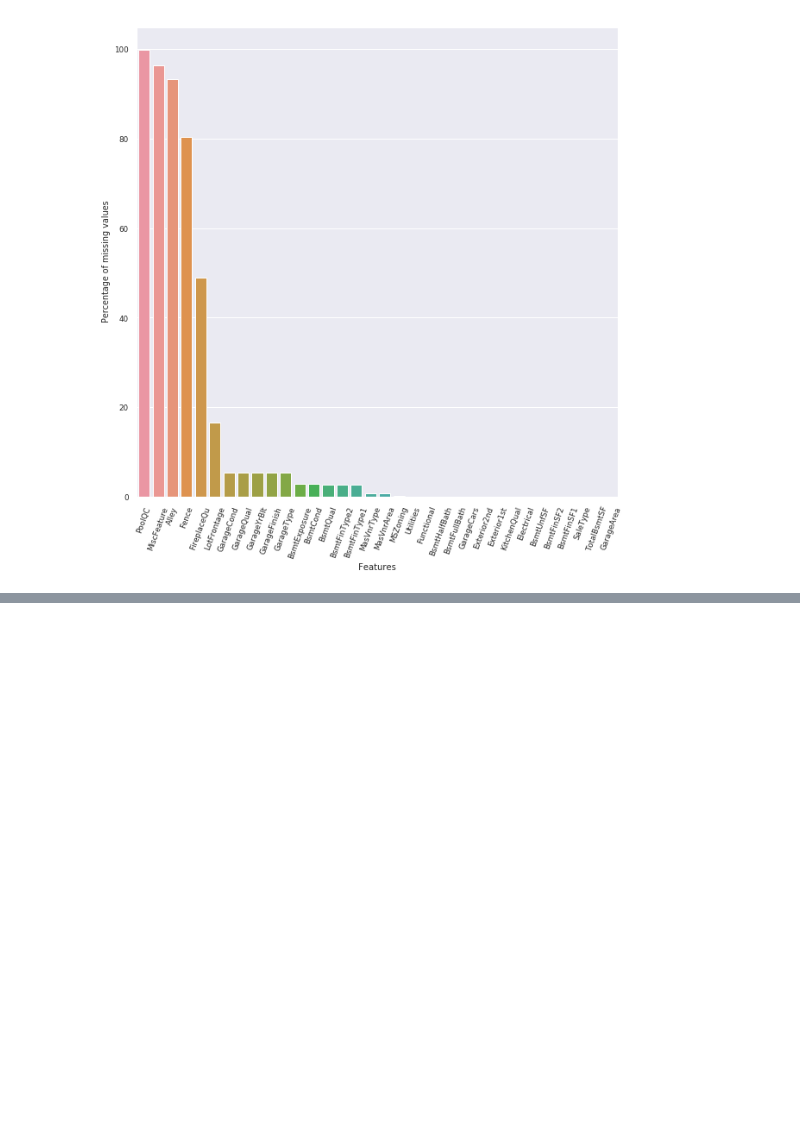
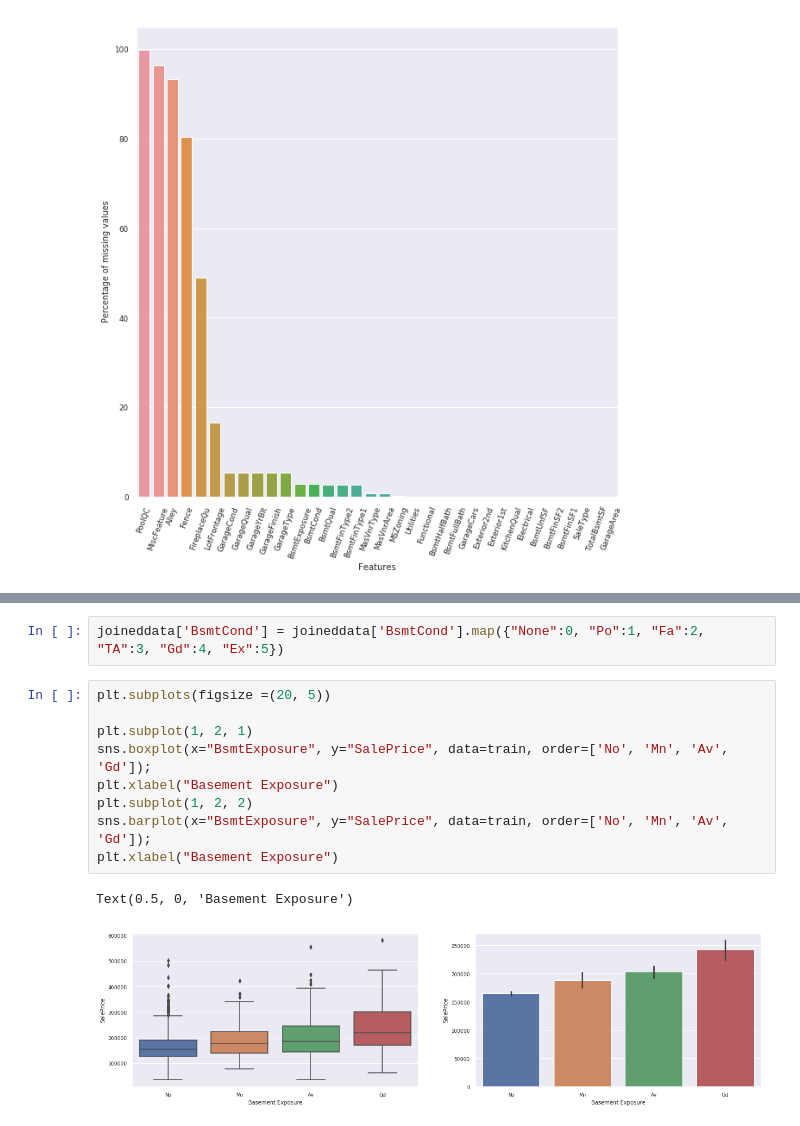
Before and after one commit to abhranil08/Regression, a Jupyter notebook: RegressionEDAKernel.ipynb, the cells around one changed output, grey strips where cells are left out. Saved outputs shown, nothing was run; the diff lists cells and outputs as text; blank space fills up the shorter version.

```diff
--- a/RegressionEDAKernel.ipynb
+++ b/RegressionEDAKernel.ipynb
@@ -285,0 +303,14 @@ plt.show()
+# %%
+joineddata['BsmtCond'] = joineddata['BsmtCond'].map({"None":0, "Po":1, "Fa":2, "TA":3, "Gd":4, "Ex":5})
+# %%
+plt.subplots(figsize =(20, 5))
+
+plt.subplot(1, 2, 1)
+sns.boxplot(x="BsmtExposure", y="SalePrice", data=train, order=['No', 'Mn', 'Av', 'Gd']);
+plt.xlabel("Basement Exposure")
+plt.subplot(1, 2, 2)
+sns.barplot(x="BsmtExposure", y="SalePrice", data=train, order=['No', 'Mn', 'Av', 'Gd']);
+plt.xlabel("Basement Exposure")
+# %% [output]
+Text(0.5, 0, 'Basement Exposure')
+[figure, added]
```
Also changed, not shown: parts of 48 cells of this notebook.
